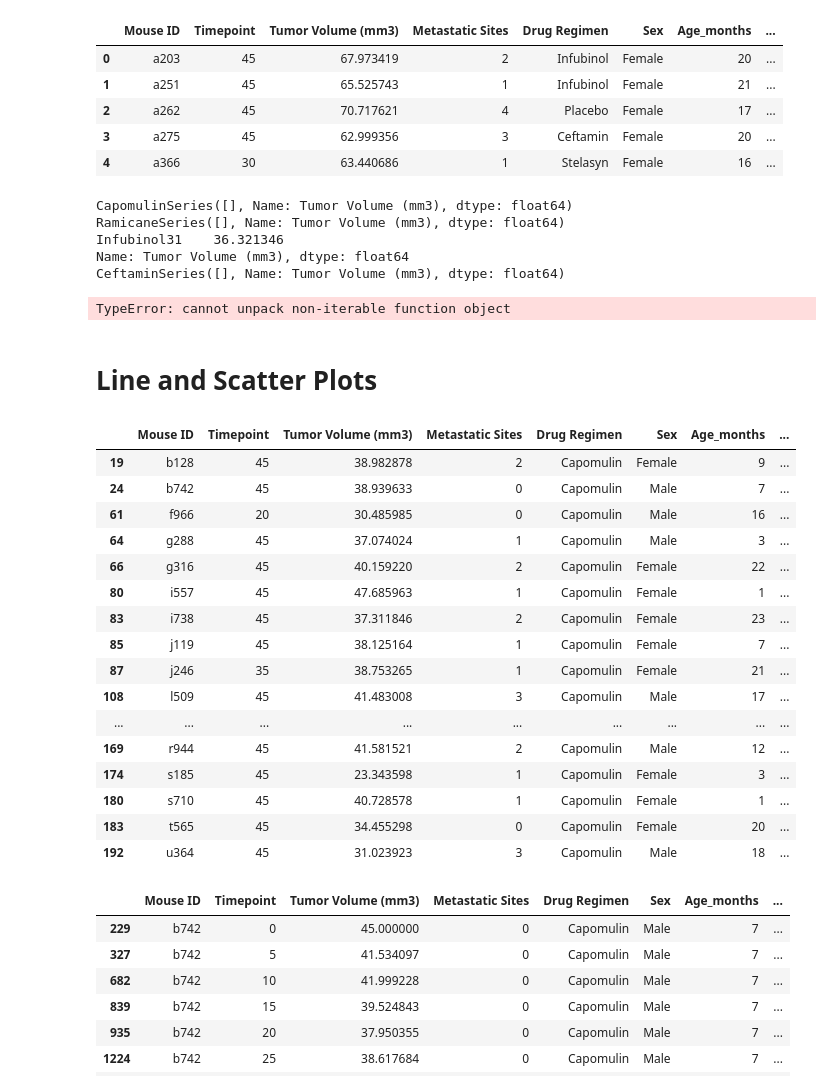
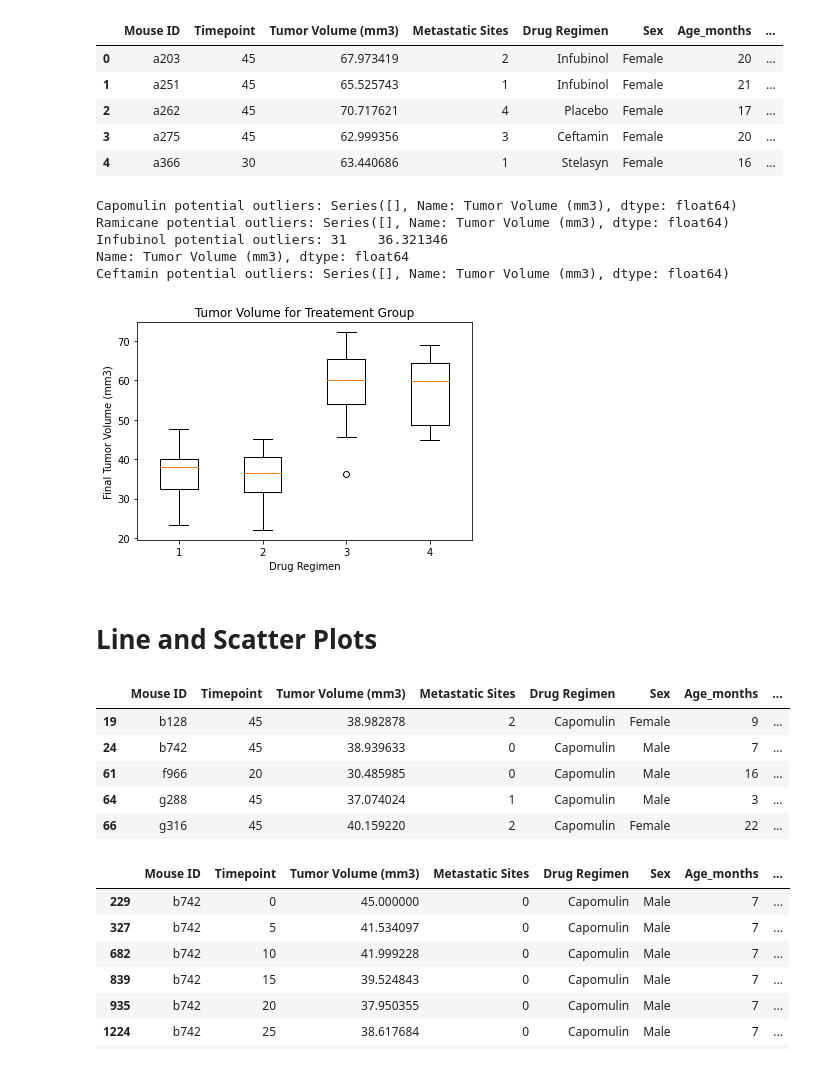
Before and after one commit to Colleen-Cobb/matplotlib-challenge, a Jupyter notebook: Pymaceuticals.ipynb, the cells around one changed output. Cells and saved outputs as stored; diff of their text form; code cells hidden in the pictures.

```diff
--- a/Pymaceuticals.ipynb
+++ b/Pymaceuticals.ipynb
@@ -246,7 +219,7 @@ tumor_vol=[]
 
 for x in treatments:
     volume= final_tumor_volume.loc[final_tumor_volume["Drug Regimen"]==x,"Tumor Volume (mm3)"]
-    final_tumor_volume.append(volume)
+    tumor_vol.append(volume)
 
 
 
@@ -268,48 +241,37 @@ for x in treatments:
 
     outliers=volume.loc[(volume>upper_bound)|(volume<lower_bound)]
     outliers
-    print(f'{x}{outliers}')
+    print(f'{x} potential outliers: {outliers}')
 # %% [output]
-CapomulinSeries([], Name: Tumor Volume (mm3), dtype: float64)
-RamicaneSeries([], Name: Tumor Volume (mm3), dtype: float64)
-Infubinol31    36.321346
+Capomulin potential outliers: Series([], Name: Tumor Volume (mm3), dtype: float64)
+Ramicane potential outliers: Series([], Name: Tumor Volume (mm3), dtype: float64)
+Infubinol potential outliers: 31    36.321346
 Name: Tumor Volume (mm3), dtype: float64
-CeftaminSeries([], Name: Tumor Volume (mm3), dtype: float64)
+Ceftamin potential outliers: Series([], Name: Tumor Volume (mm3), dtype: float64)
 # %%
 # Generate a box plot that shows the distrubution of the tumor volume for each treatment group.
 # plt.boxplot(final_tumor_volume, labels=treatments)
-tumor_vol=[]
-fig1, ax1=plt.subplots
-ax.set_xlabel("Drug Regimen")
-ax.set_ylabel("Final Tumor Volume (mm3)")
-ax.set_title("Tumor Volume for Treatement Group")
+
+fig1, ax1=plt.subplots()
+ax1.set_xlabel("Drug Regimen")
+ax1.set_ylabel("Final Tumor Volume (mm3)")
+ax1.set_title("Tumor Volume for Treatement Group")
 ax1.boxplot(tumor_vol)
 plt.show()
 # %% [output]
-TypeError: cannot unpack non-iterable function object
+[figure, added]
 # %% [markdown]
 # Line and Scatter Plots
 # %%
 # Generate a line plot of tumor volume vs. time point for a mouse treated with Capomulin
-final_tumor_volume.loc[final_tumor_volume["Drug Regimen"]=="Capomulin"].head(20)
+final_tumor_volume.loc[final_tumor_volume["Drug Regimen"]=="Capomulin"].head()
 # %% [output]
 |  | Mouse ID | Timepoint | Tumor Volume (mm3) | Metastatic Sites | Drug Regimen | Sex | Age_months | ... |
 | 19 | b128 | 45 | 38.982878 | 2 | Capomulin | Female | 9 | ... |
 | 24 | b742 | 45 | 38.939633 | 0 | Capomulin | Male | 7 | ... |
 | 61 | f966 | 20 | 30.485985 | 0 | Capomulin | Male | 16 | ... |
 | 64 | g288 | 45 | 37.074024 | 1 | Capomulin | Male | 3 | ... |
 | 66 | g316 | 45 | 40.159220 | 2 | Capomulin | Female | 22 | ... |
-| 80 | i557 | 45 | 47.685963 | 1 | Capomulin | Female | 1 | ... |
-| 83 | i738 | 45 | 37.311846 | 2 | Capomulin | Female | 23 | ... |
-| 85 | j119 | 45 | 38.125164 | 1 | Capomulin | Female | 7 | ... |
-| 87 | j246 | 35 | 38.753265 | 1 | Capomulin | Female | 21 | ... |
-| 108 | l509 | 45 | 41.483008 | 3 | Capomulin | Male | 17 | ... |
-| ... | ... | ... | ... | ... | ... | ... | ... | ... |
-| 169 | r944 | 45 | 41.581521 | 2 | Capomulin | Male | 12 | ... |
-| 174 | s185 | 45 | 23.343598 | 1 | Capomulin | Female | 3 | ... |
-| 180 | s710 | 45 | 40.728578 | 1 | Capomulin | Female | 1 | ... |
-| 183 | t565 | 45 | 34.455298 | 0 | Capomulin | Female | 20 | ... |
-| 192 | u364 | 45 | 31.023923 | 3 | Capomulin | Male | 18 | ... |
 # %%
 b742_id=clean_data.loc[clean_data["Mouse ID"]=="b742"]
 b742_id
```
Also changed, not shown: parts of 11 cells of this notebook, 2 other files.
